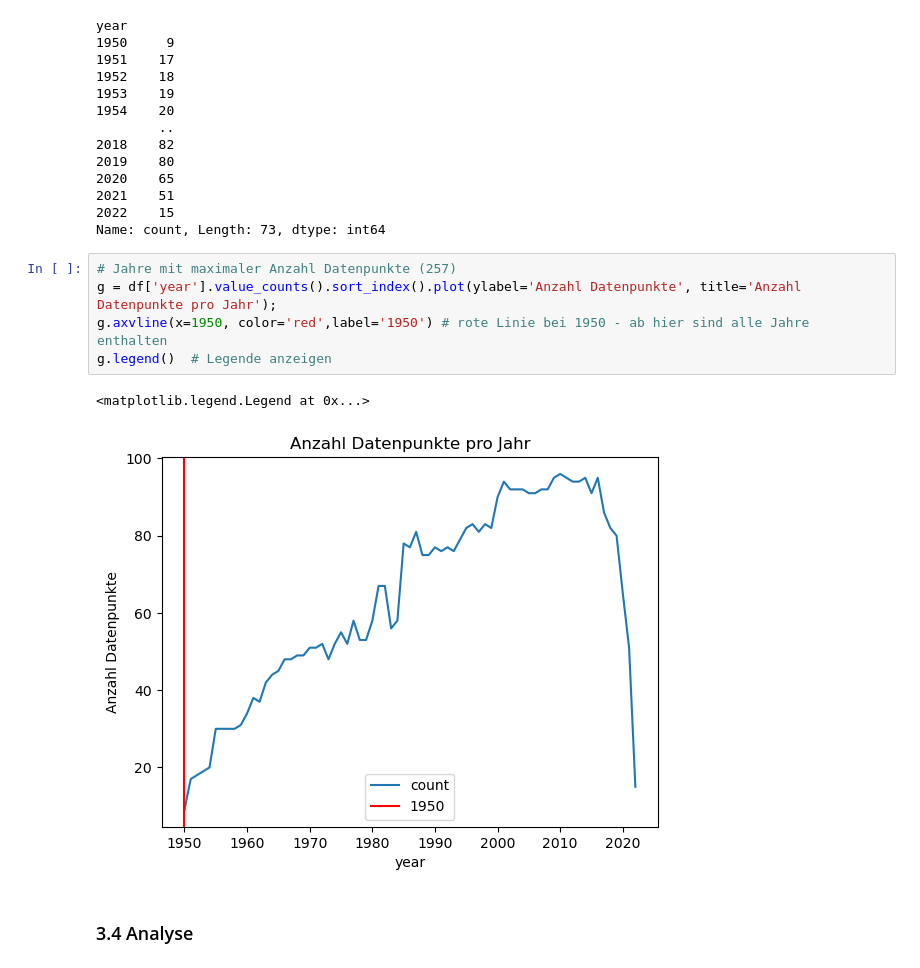
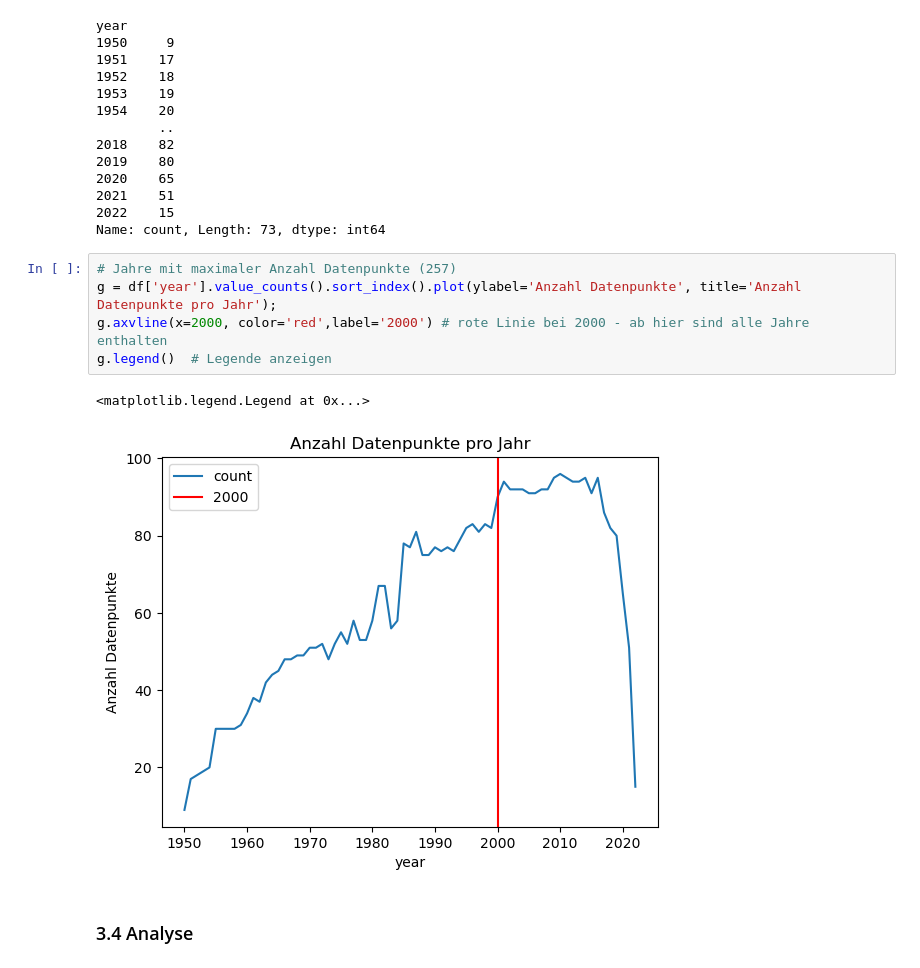
Before and after one commit to cungphi/BMLD1-Atemwegsinfektionen, a Jupyter notebook: LN2 Lou-Salomé Frehner_Phi Phi Cung.ipynb, the cells around one changed output. Drawn from its saved outputs; the diff is of its cells as text.

```diff
--- a/LN2 Lou-Salomé Frehner_Phi Phi Cung.ipynb
+++ b/LN2 Lou-Salomé Frehner_Phi Phi Cung.ipynb
@@ -170,11 +170,11 @@ Name: count, Length: 73, dtype: int64
 # %%
 # Jahre mit maximaler Anzahl Datenpunkte (257)
 g = df['year'].value_counts().sort_index().plot(ylabel='Anzahl Datenpunkte', title='Anzahl Datenpunkte pro Jahr');
-g.axvline(x=1950, color='red',label='1950') # rote Linie bei 1950 - ab hier sind alle Jahre enthalten
+g.axvline(x=2000, color='red',label='2000') # rote Linie bei 2000 - ab hier sind alle Jahre enthalten
 g.legend()  # Legende anzeigen
 # %% [output]
 <matplotlib.legend.Legend at 0x...>
-[figure, old version]
+[figure, new version]
 # %% [markdown]
 ### 3.4 Analyse
 # %%
```
Also changed, not shown: parts of 9 cells of this notebook.
